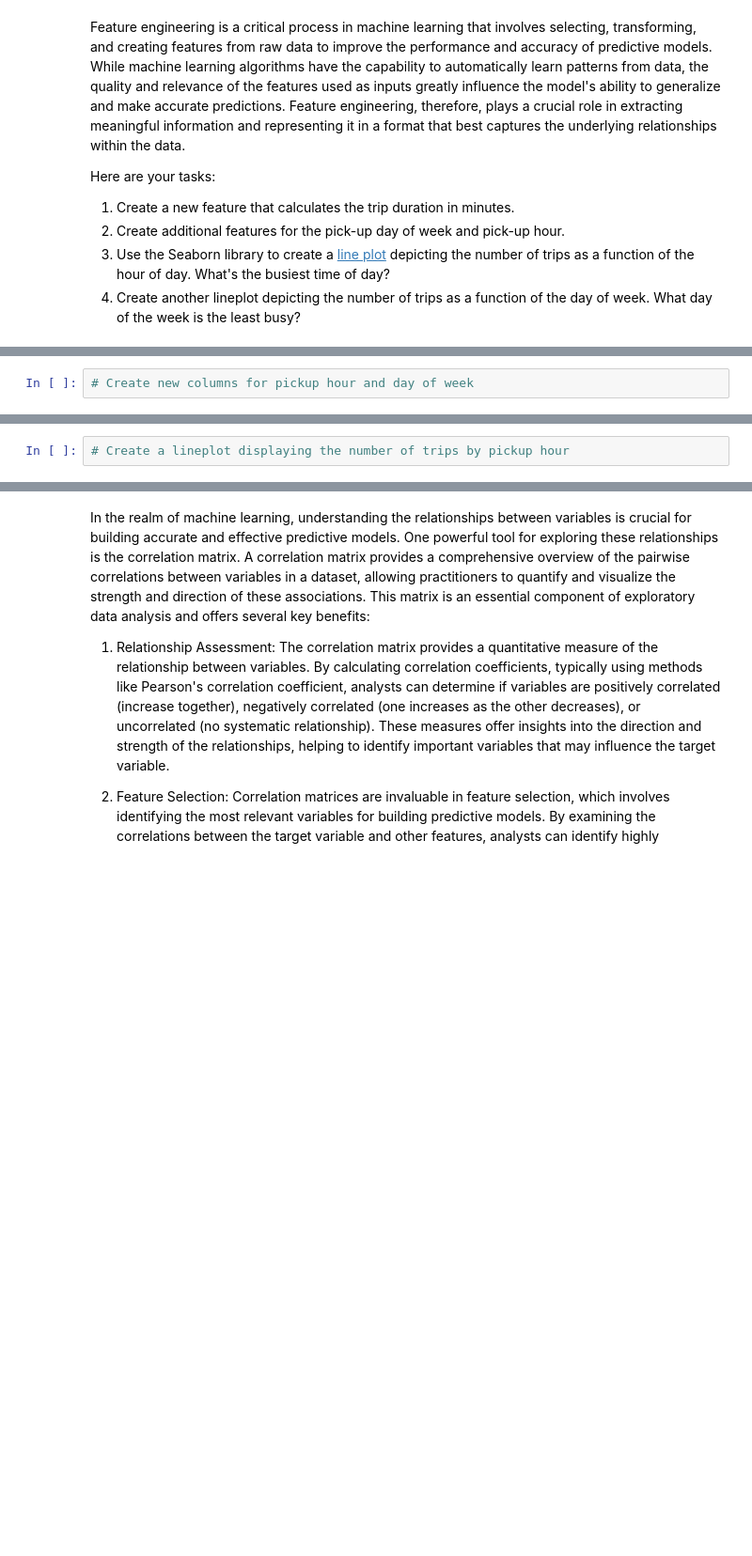
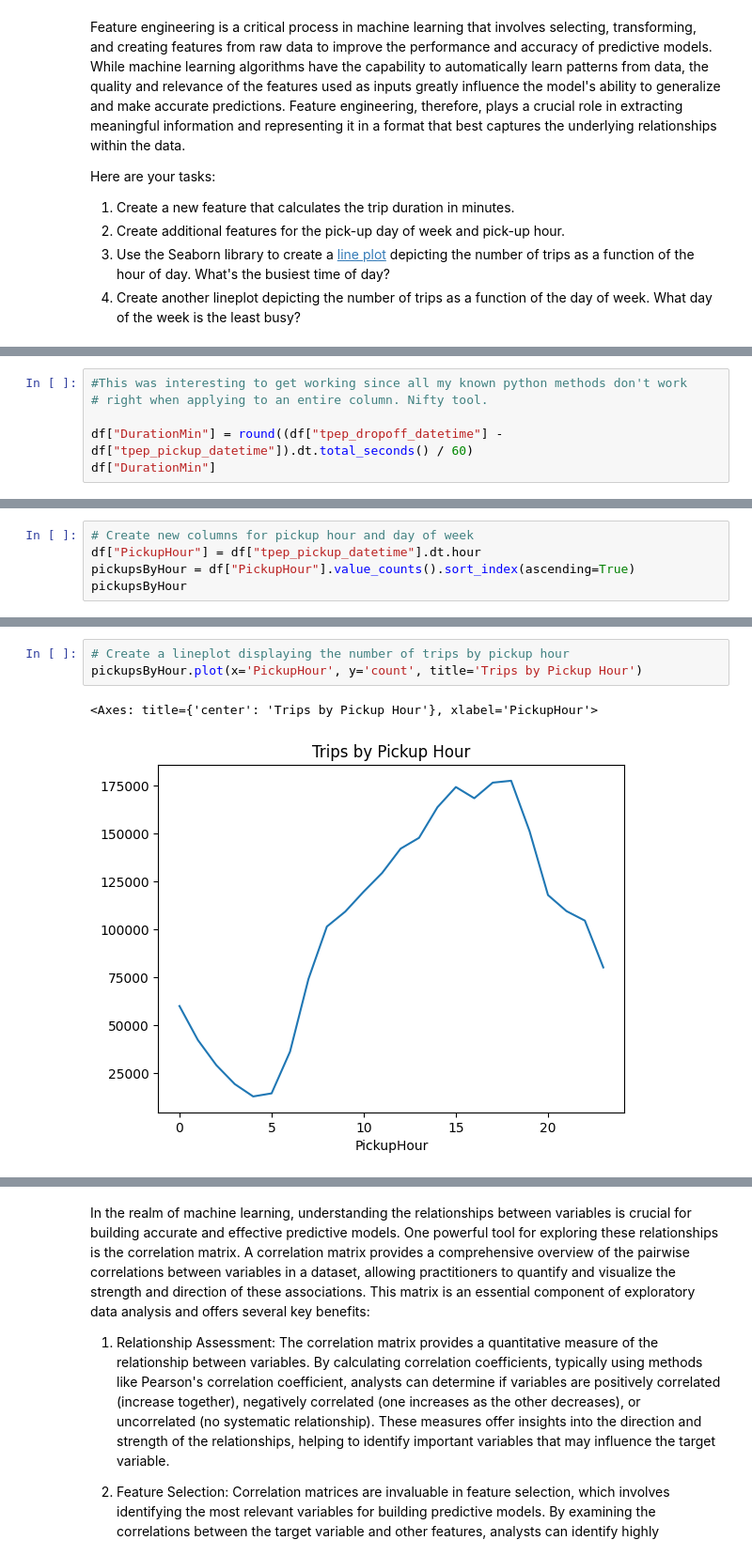
Before and after one commit to jgeiger81/sbml, a Jupyter notebook: JasonG_MLE_MiniProject_EDA.ipynb, the cells around one changed output, grey strips where cells are left out. Shown at 94% size. Drawn from its saved outputs; the diff is of its cells as text; blank space fills up the shorter version.

```diff
--- a/JasonG_MLE_MiniProject_EDA.ipynb
+++ b/JasonG_MLE_MiniProject_EDA.ipynb
@@ -122,0 +144,6 @@ Here are your tasks:
+# %%
+#This was interesting to get working since all my known python methods don't work
+# right when applying to an entire column. Nifty tool.
+
+df["DurationMin"] = round((df["tpep_dropoff_datetime"] - df["tpep_pickup_datetime"]).dt.total_seconds() / 60)
+df["DurationMin"]
@@ -123,2 +165,5 @@ Here are your tasks:
 # %%
 # Create new columns for pickup hour and day of week
+df["PickupHour"] = df["tpep_pickup_datetime"].dt.hour
+pickupsByHour = df["PickupHour"].value_counts().sort_index(ascending=True)
+pickupsByHour
@@ -125,4 +223,8 @@ Here are your tasks:
 # %%
 # Create a lineplot displaying the number of trips by pickup hour
+pickupsByHour.plot(x='PickupHour', y='count', title='Trips by Pickup Hour')
+# %% [output]
+<Axes: title={'center': 'Trips by Pickup Hour'}, xlabel='PickupHour'>
+[figure, added]
 # %%
 # Create a lineplot displaying the number of trips by pickup day
```
Also changed, not shown: parts of 10 cells of this notebook.
